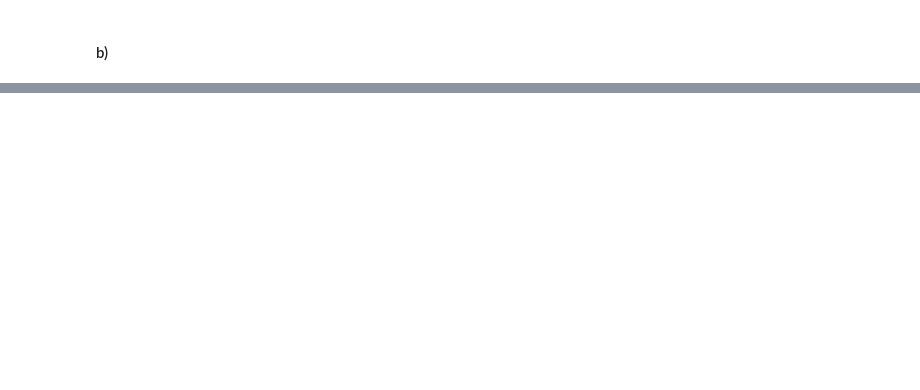
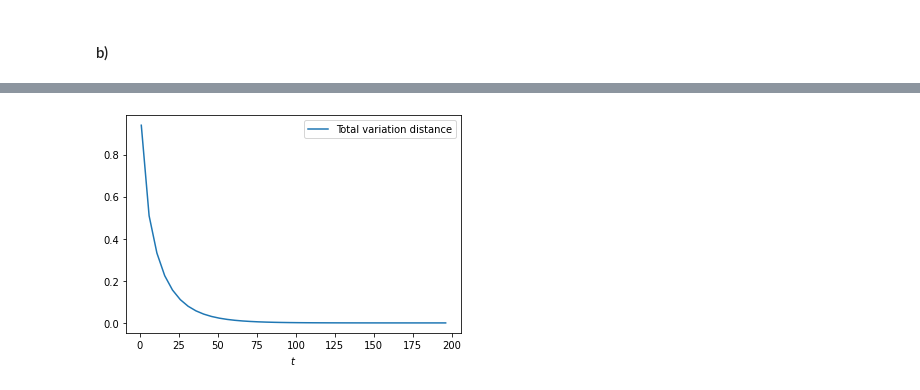
Before and after one commit to TreeMage/sna-exercises, a Jupyter notebook: sheet08.ipynb, the cells around one changed output, grey strips where cells are left out. Cells and saved outputs as stored; diff of their text form; code cells hidden in the pictures; blank space fills up the shorter version.

```diff
--- a/sheet08.ipynb
+++ b/sheet08.ipynb
@@ -137,0 +168,5 @@ def compare(net: pp.Network, ts: np.ndarray, num_random_dists: int):
+# %%
+# Microstate with p = 0.1
+plot(microstates[1], ts, num_random_dists, pis[1])
+# %% [output]
+[figure, added]
```
Also changed, not shown: parts of 10 cells of this notebook.
